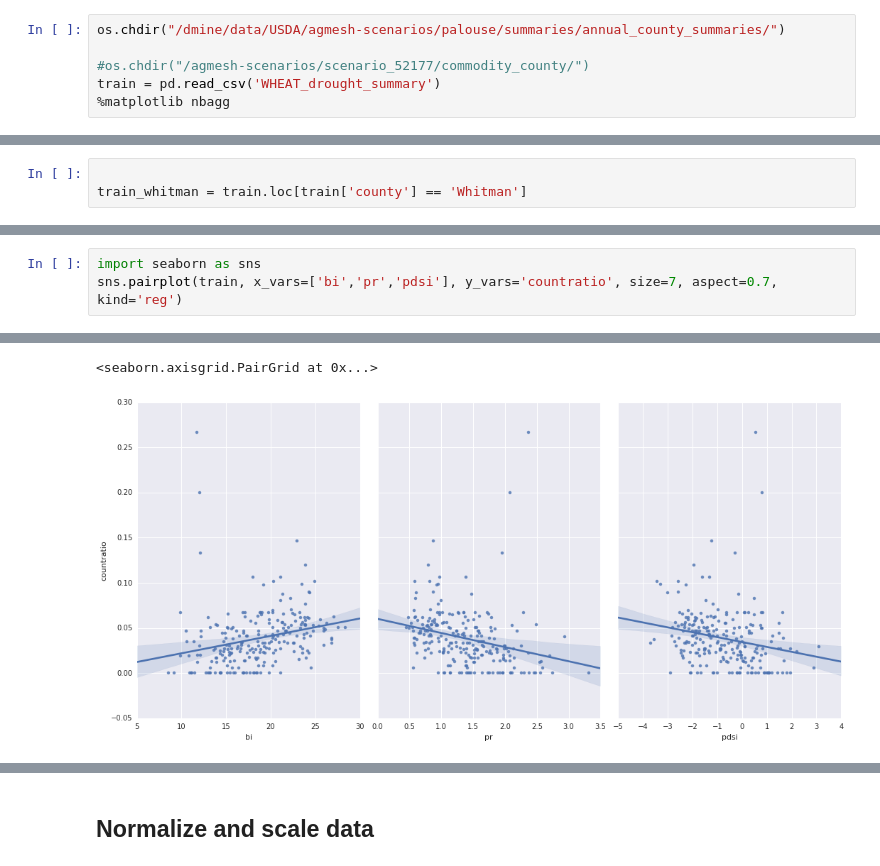
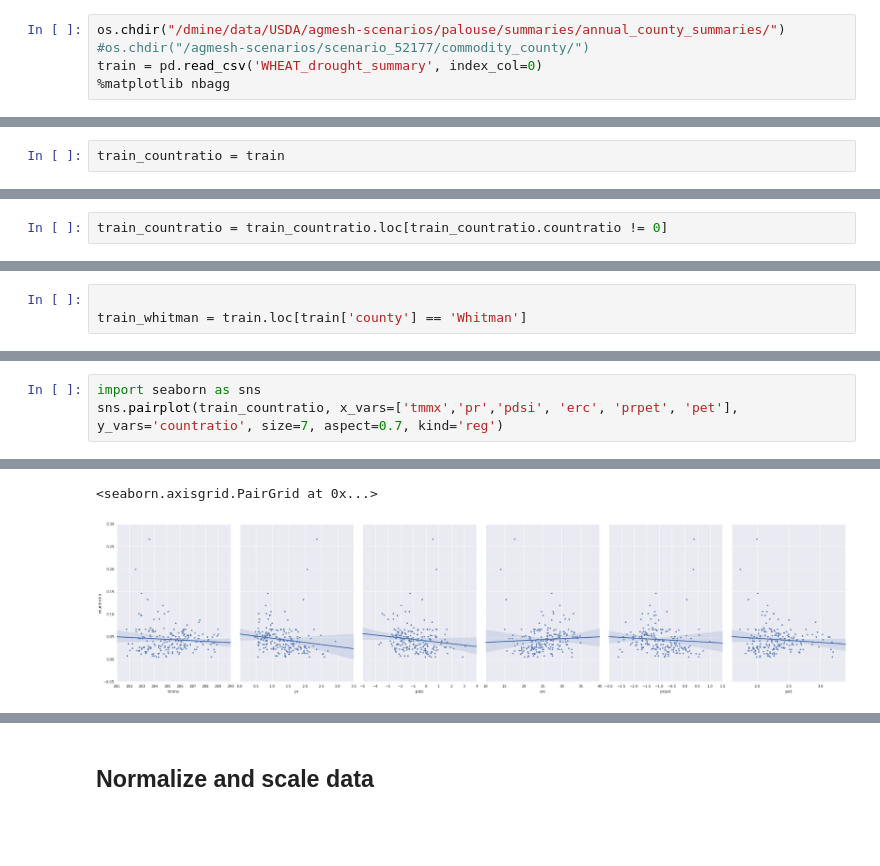
Before and after one commit to erichseamon/dmine, a Jupyter notebook: circ/dmine-circ-ag-2017-model1.ipynb, the cells around one changed output, grey strips where cells are left out. Drawn from its saved outputs; the diff is of its cells as text; blank space fills up the shorter version.

```diff
--- a/circ/dmine-circ-ag-2017-model1.ipynb
+++ b/circ/dmine-circ-ag-2017-model1.ipynb
@@ -59,7 +52,6 @@ import glob
 ## Load Wheat annual summary data with climate already associated
 # %%
 os.chdir("/dmine/data/USDA/agmesh-scenarios/palouse/summaries/annual_county_summaries/")
-
 #os.chdir("/agmesh-scenarios/scenario_52177/commodity_county/")
-train = pd.read_csv('WHEAT_drought_summary')
+train = pd.read_csv('WHEAT_drought_summary', index_col=0)
 %matplotlib nbagg
@@ -86,0 +60,2 @@ train
+# %%
+train_countratio = train
@@ -87,3 +66,5 @@ train
+# %%
+train_countratio = train_countratio.loc[train_countratio.countratio != 0]
 # %% [markdown]
 ## Subsetting to review Whitman county data
 # %%
@@ -106,4 +109,4 @@ train_whitman
 # %%
 import seaborn as sns
-sns.pairplot(train, x_vars=['bi','pr','pdsi'], y_vars='countratio', size=7, aspect=0.7, kind='reg')
+sns.pairplot(train_countratio, x_vars=['tmmx','pr','pdsi', 'erc', 'prpet', 'pet'], y_vars='countratio', size=7, aspect=0.7, kind='reg')
 # %% [output]
@@ -110,2 +115,2 @@ sns.pairplot(train, x_vars=['bi','pr','pdsi'], y_vars='countratio', size=7, aspe
 <seaborn.axisgrid.PairGrid at 0x...>
-[figure, old version]
+[figure, new version]
```
Also changed, not shown: parts of 24 cells of this notebook.
